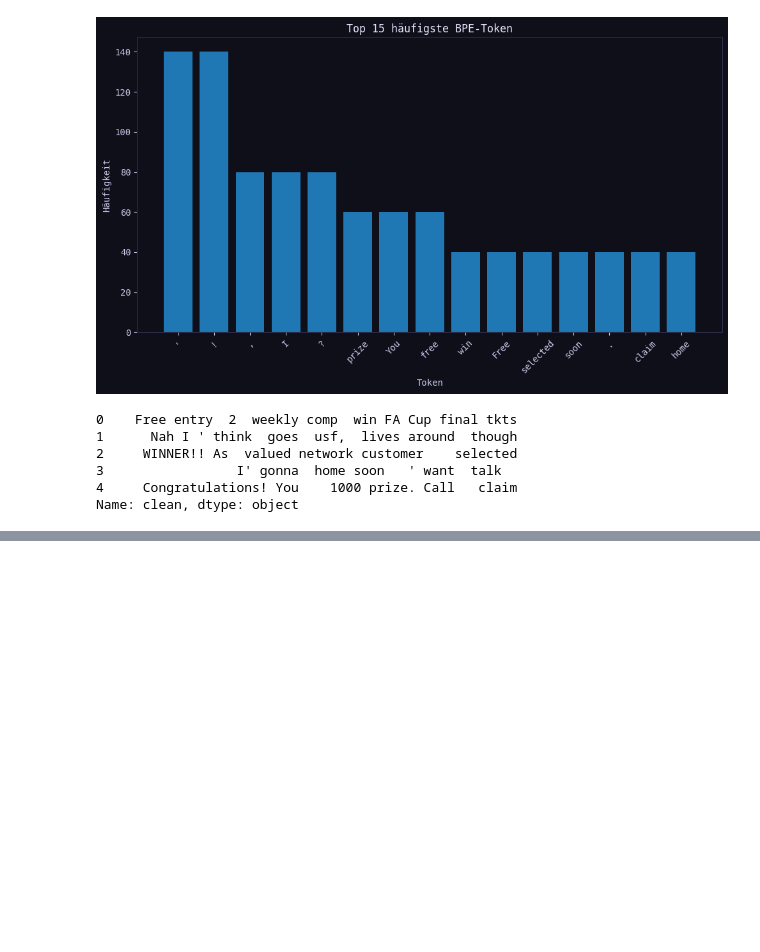
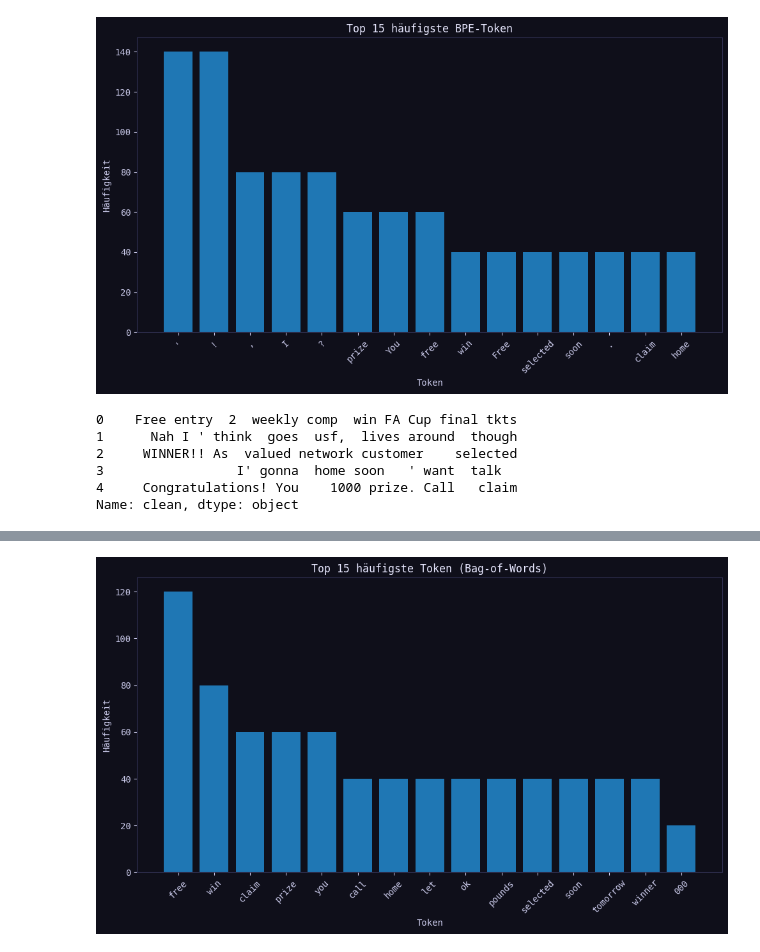
Before and after one commit to balznoah/DSKI-2, a Jupyter notebook: DSKI2-checkpoint.ipynb, the cells around one changed output, grey strips where cells are left out. Saved outputs shown, nothing was run; the diff lists cells and outputs as text; code cells hidden in the pictures; blank space fills up the shorter version.

```diff
--- a/DSKI2-checkpoint.ipynb
+++ b/DSKI2-checkpoint.ipynb
@@ -424,3 +404,12 @@ df["clean"].head()
 3                 I' gonna  home soon   ' want  talk
 4     Congratulations! You    1000 prize. Call   claim
 Name: clean, dtype: object
+# %%
+
+from sklearn.feature_extraction.text import CountVectorizer
+
+
+vectorizer = CountVectorizer()
+X = vectorizer.fit_transform(df["clean"])
+print(vectorizer.get_feature_names_out())
+print(X)
@@ -426,0 +434,19 @@ Name: clean, dtype: object
+# %%
+
+token_freq = pd.Series(X.toarray().sum(axis=0), index=vectorizer.get_feature_names_out())
+
+
+top_n = 15
+top_tokens = token_freq.nlargest(top_n)
+
+
+plt.figure(figsize=(10, 6))
+plt.bar(top_tokens.index, top_tokens.values)
+plt.title(f"Top {top_n} häufigste Token (Bag-of-Words)")
+plt.xlabel("Token")
+plt.ylabel("Häufigkeit")
+plt.xticks(rotation=45)
+plt.tight_layout()
+plt.show()
+# %% [output]
+[figure, added]
```
Also changed, not shown: parts of 2 cells of this notebook.
